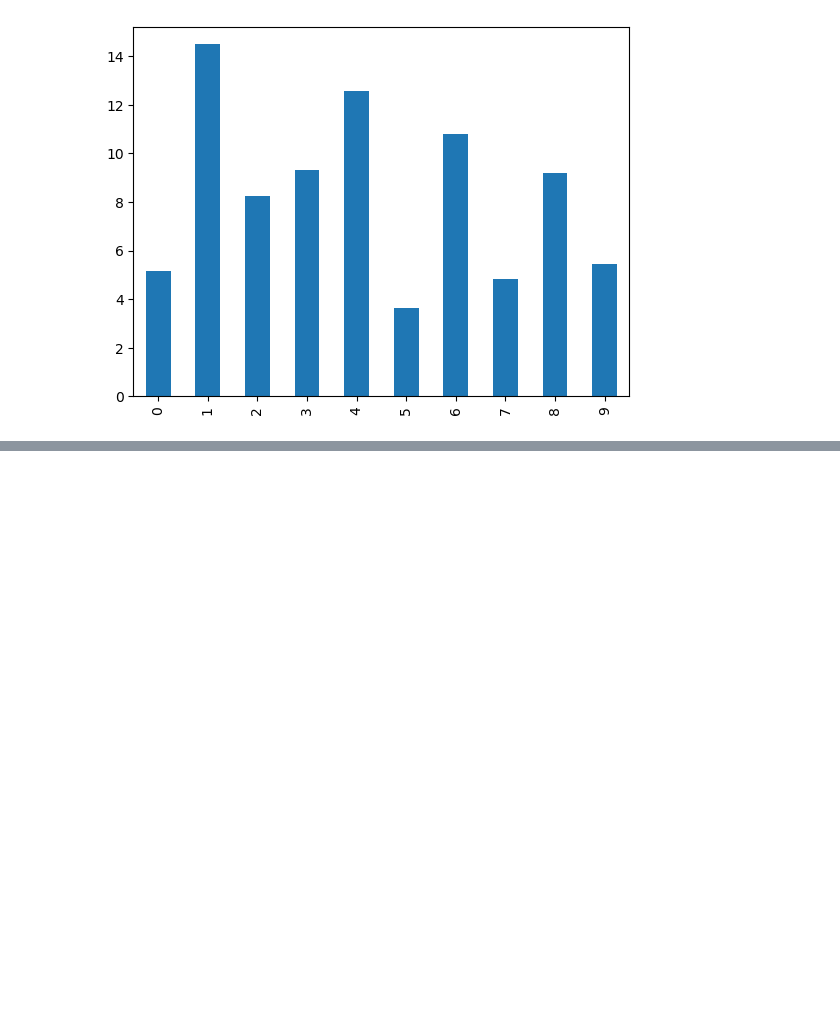
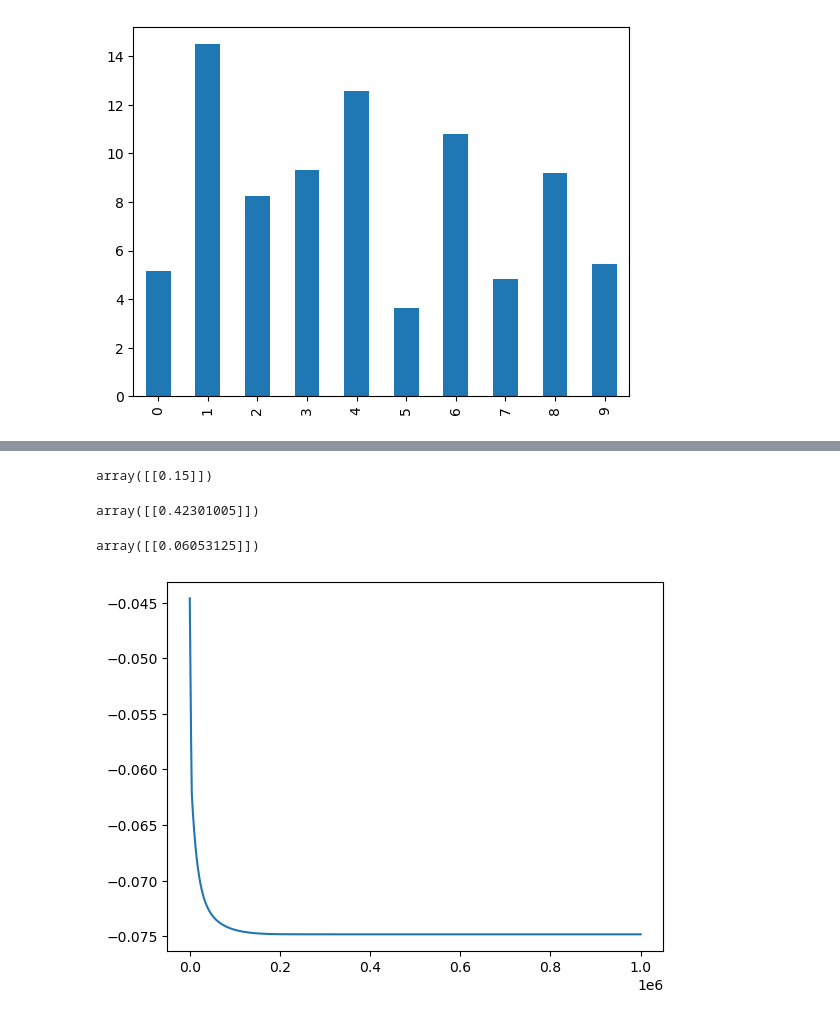
Before and after one commit to marcuskastevens/quant_research, a Jupyter notebook: expected_return_agnostic_portfolio_optimization.ipynb, the cells around one changed output, grey strips where cells are left out. Saved outputs shown, nothing was run; the diff lists cells and outputs as text; code cells hidden in the pictures; blank space fills up the shorter version.

```diff
--- a/expected_return_agnostic_portfolio_optimization.ipynb
+++ b/expected_return_agnostic_portfolio_optimization.ipynb
@@ -530,0 +614,8 @@ pd.Series(np.diag(pd.DataFrame(C))).plot(kind="bar")
+# %%
+covariance_matrix = np.array(
+    [[0.20 ** 2,          0.25 * 0.15 * 0.20, 0.05 * 0.10 * 0.20],
+     [0.25 * 0.15 * 0.20, 0.15 ** 2,          0.25 * 0.10 * 0.15],
+     [0.05 * 0.10 * 0.20, 0.25 * 0.10 * 0.15, 0.10 ** 2]
+    ]
+)
+covariance_matrix
@@ -530,0 +626,5 @@ pd.Series(np.diag(pd.DataFrame(C))).plot(kind="bar")
+# %%
+expected_returns = np.array([[0.05], [0.05], [0.05]])
+
+weights = np.dot(np.linalg.inv(covariance_matrix), expected_returns) / np.dot(np.linalg.inv(covariance_matrix), expected_returns).sum()
+weights
@@ -530,0 +643,65 @@ pd.Series(np.diag(pd.DataFrame(C))).plot(kind="bar")
+# %%
+practical_weights = [[2.00], [0.25], [0.75]]
+np.dot(np.transpose(expected_returns), practical_weights)
+# %% [output]
+array([[0.15]])
+# %%
+np.dot(np.dot(np.transpose(practical_weights), covariance_matrix), practical_weights) ** 0.5
+# %% [output]
+array([[0.42301005]])
+# %%
+np.dot(np.transpose(expected_returns), practical_weights) - 0.5 * np.dot(np.dot(np.transpose(practical_weights), covariance_matrix), practical_weights)
+# %% [output]
+array([[0.06053125]])
+# %%
+def constrained_max_cagr_optimizer(
+    expected_returns: np.ndarray,
+    covariance_matrix: np.ndarray,
+    weights: np.ndarray,
+    learning_rate: float = 0.001,
+    n_iterations: int = 1_000_000,
+    penalty_0: float = 0.0001,
+    penalty_1: float = 0.0001,
+    penalty_2: float = 0.0001,
+    penalty_3: float = 0.0001
+) -> np.ndarray:
+
+    penalty_vector: np.ndarray = np.array(
+        [
+            [penalty_0],
+            [penalty_1],
+            [penalty_2]
+        ]
+    )
+
+    weights_evolution: Dict = {}
+    objective_evolution: np.ndarray = np.empty(shape=n_iterations)
+
+    for i in range(n_iterations):
+
+        # Implement the log barrier objective method to maintain long-only exposures - as weights approach 0, the log penalty approaches infinity
+        objective_evolution[i] = 0.5 * np.dot(np.dot(np.transpose(weights), covariance_matrix), weights)[0][0] - np.dot(np.transpose(expected_returns), weights)[0][0]
+
+        constrained_objective = (
+            0.5 * np.dot(np.dot(np.transpose(weights), covariance_matrix), weights)[0][0]
+            - np.dot(np.transpose(expected_returns), weights)[0][0]
+            - penalty_0 * np.log(3 - weights[0][0])                  # at most 3x market
+            - penalty_1 * np.log(1 - weights[1][0] - weights[2][0])  # at most 1x trend + emn
+            - penalty_3 * np.sum(np.log(weights))                    # long-only
+        )
+
+        gradient = np.dot(covariance_matrix, weights) - expected_returns + penalty_vector * np.array([[1 / (3 - weights[0][0])], [1 / (1 - weights[1][0] - weights[2][0])], [1 / (1 - weights[1][0] - weights[2][0])]]) - penalty_3 * 1 / weights
+
+        weights -= learning_rate * gradient
+
+        weights_evolution[i] = weights
+
+    optimal_weights = weights_evolution[np.argmin(objective_evolution)]
+
+    pd.Series(objective_evolution).plot()
+
+    return optimal_weights
+
+max_cagr_weights = constrained_max_cagr_optimizer(expected_returns=expected_returns, covariance_matrix=covariance_matrix, weights=np.array([1 / 3] * 3).reshape(-1, 1))
+# %% [output]
+[figure, added]
```
Also changed, not shown: parts of 23 cells of this notebook.
